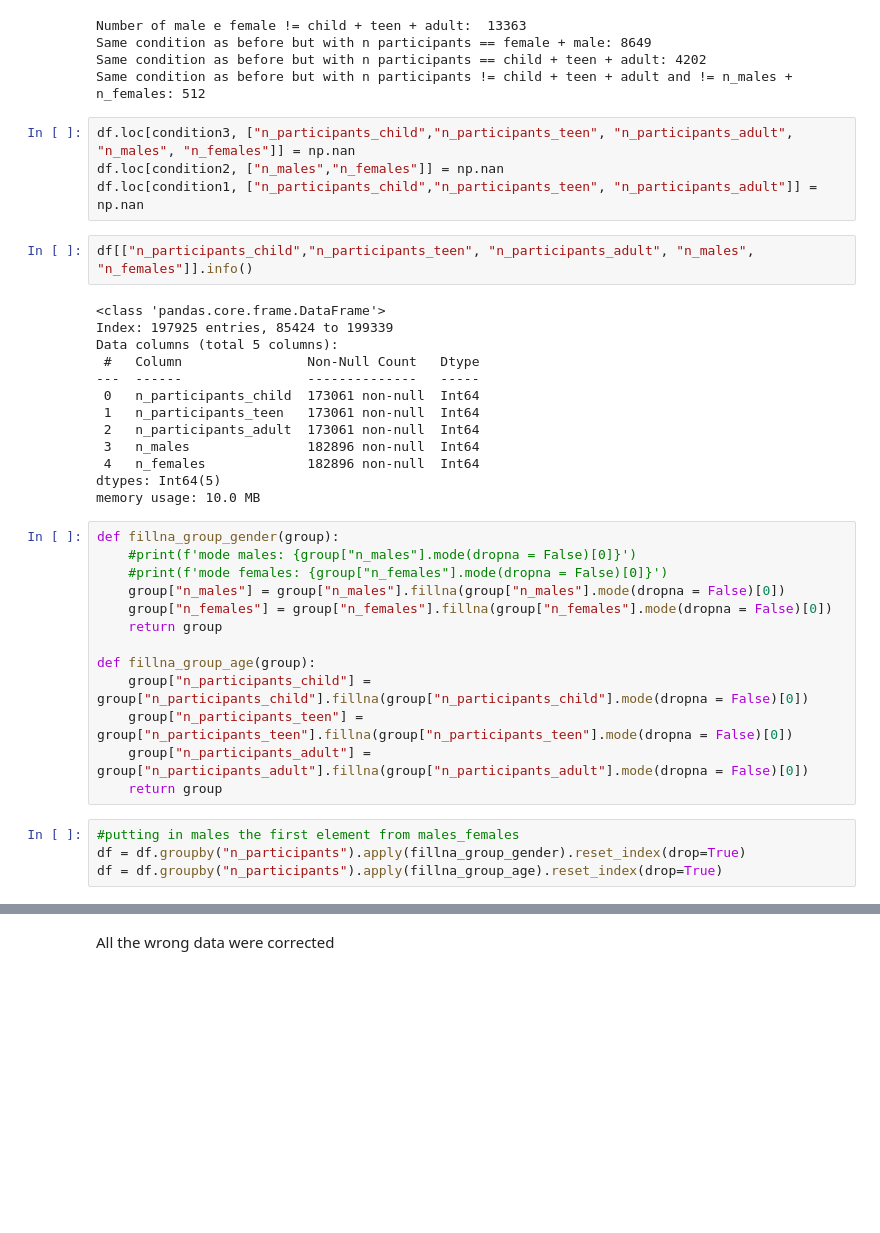
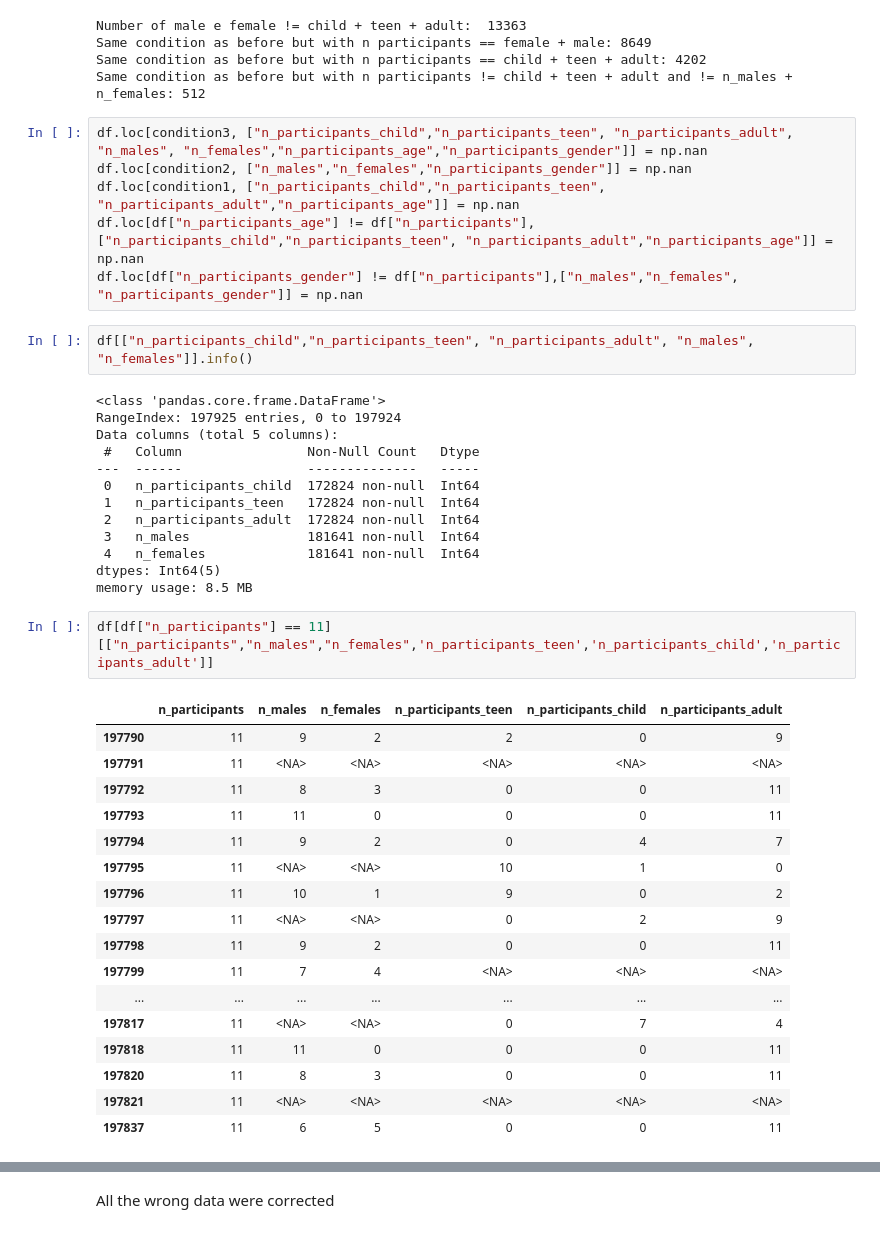
Before and after one commit to vezzusamu/dm-project, a Jupyter notebook: data_preparation.ipynb, the cells around one changed output, grey strips where cells are left out. Drawn from its saved outputs; the diff is of its cells as text; blank space fills up the shorter version.

Commit message:
fix n_females, n_males,n_participants_teen, n_participants_child/adult

```diff
--- a/data_preparation.ipynb
+++ b/data_preparation.ipynb
@@ -416,38 +416,43 @@ Same condition as before but with n participants == female + male: 8649
 Same condition as before but with n participants == child + teen + adult: 4202
 Same condition as before but with n participants != child + teen + adult and != n_males + n_females: 512
 # %%
-df.loc[condition3, ["n_participants_child","n_participants_teen", "n_participants_adult", "n_males", "n_females"]] = np.nan
-df.loc[condition2, ["n_males","n_females"]] = np.nan
-df.loc[condition1, ["n_participants_child","n_participants_teen", "n_participants_adult"]] = np.nan
+df.loc[condition3, ["n_participants_child","n_participants_teen", "n_participants_adult", "n_males", "n_females","n_participants_age","n_participants_gender"]] = np.nan
+df.loc[condition2, ["n_males","n_females","n_participants_gender"]] = np.nan
+df.loc[condition1, ["n_participants_child","n_participants_teen", "n_participants_adult","n_participants_age"]] = np.nan
+df.loc[df["n_participants_age"] != df["n_participants"],["n_participants_child","n_participants_teen", "n_participants_adult","n_participants_age"]] = np.nan
+df.loc[df["n_participants_gender"] != df["n_participants"],["n_males","n_females", "n_participants_gender"]] = np.nan
 # %%
 df[["n_participants_child","n_participants_teen", "n_participants_adult", "n_males", "n_females"]].info()
 # %% [output]
 <class 'pandas.core.frame.DataFrame'>
-Index: 197925 entries, 85424 to 199339
+RangeIndex: 197925 entries, 0 to 197924
 Data columns (total 5 columns):
  #   Column                Non-Null Count   Dtype
 ---  ------                --------------   -----
- 0   n_participants_child  173061 non-null  Int64
- 1   n_participants_teen   173061 non-null  Int64
- 2   n_participants_adult  173061 non-null  Int64
- 3   n_males               182896 non-null  Int64
- 4   n_females             182896 non-null  Int64
+ 0   n_participants_child  172824 non-null  Int64
+ 1   n_participants_teen   172824 non-null  Int64
+ 2   n_participants_adult  172824 non-null  Int64
+ 3   n_males               181641 non-null  Int64
+ 4   n_females             181641 non-null  Int64
 dtypes: Int64(5)
-memory usage: 10.0 MB
+memory usage: 8.5 MB
-# %%
-def fillna_group_gender(group):
-    #print(f'mode males: {group["n_males"].mode(dropna = False)[0]}')
-    #print(f'mode females: {group["n_females"].mode(dropna = False)[0]}')
-    group["n_males"] = group["n_males"].fillna(group["n_males"].mode(dropna = False)[0])
-    group["n_females"] = group["n_females"].fillna(group["n_females"].mode(dropna = False)[0])
-    return group
-
-def fillna_group_age(group):
-    group["n_participants_child"] = group["n_participants_child"].fillna(group["n_participants_child"].mode(dropna = False)[0])
-    group["n_participants_teen"] = group["n_participants_teen"].fillna(group["n_participants_teen"].mode(dropna = False)[0])
-    group["n_participants_adult"] = group["n_participants_adult"].fillna(group["n_participants_adult"].mode(dropna = False)[0])
-    return group
-# %%
-#putting in males the first element from males_females
-df = df.groupby("n_participants").apply(fillna_group_gender).reset_index(drop=True)
-df = df.groupby("n_participants").apply(fillna_group_age).reset_index(drop=True)
+# %%
+df[df["n_participants"] == 11][["n_participants","n_males","n_females",'n_participants_teen','n_participants_child','n_participants_adult']]
+# %% [output]
+|  | n_participants | n_males | n_females | n_participants_teen | n_participants_child | n_participants_adult |
+| 197790 | 11 | 9 | 2 | 2 | 0 | 9 |
+| 197791 | 11 | <NA> | <NA> | <NA> | <NA> | <NA> |
+| 197792 | 11 | 8 | 3 | 0 | 0 | 11 |
+| 197793 | 11 | 11 | 0 | 0 | 0 | 11 |
+| 197794 | 11 | 9 | 2 | 0 | 4 | 7 |
+| 197795 | 11 | <NA> | <NA> | 10 | 1 | 0 |
+| 197796 | 11 | 10 | 1 | 9 | 0 | 2 |
+| 197797 | 11 | <NA> | <NA> | 0 | 2 | 9 |
+| 197798 | 11 | 9 | 2 | 0 | 0 | 11 |
+| 197799 | 11 | 7 | 4 | <NA> | <NA> | <NA> |
+| ... | ... | ... | ... | ... | ... | ... |
+| 197817 | 11 | <NA> | <NA> | 0 | 7 | 4 |
+| 197818 | 11 | 11 | 0 | 0 | 0 | 11 |
+| 197820 | 11 | 8 | 3 | 0 | 0 | 11 |
+| 197821 | 11 | <NA> | <NA> | <NA> | <NA> | <NA> |
+| 197837 | 11 | 6 | 5 | 0 | 0 | 11 |
```
Also changed, not shown: parts of 6 cells of this notebook.
